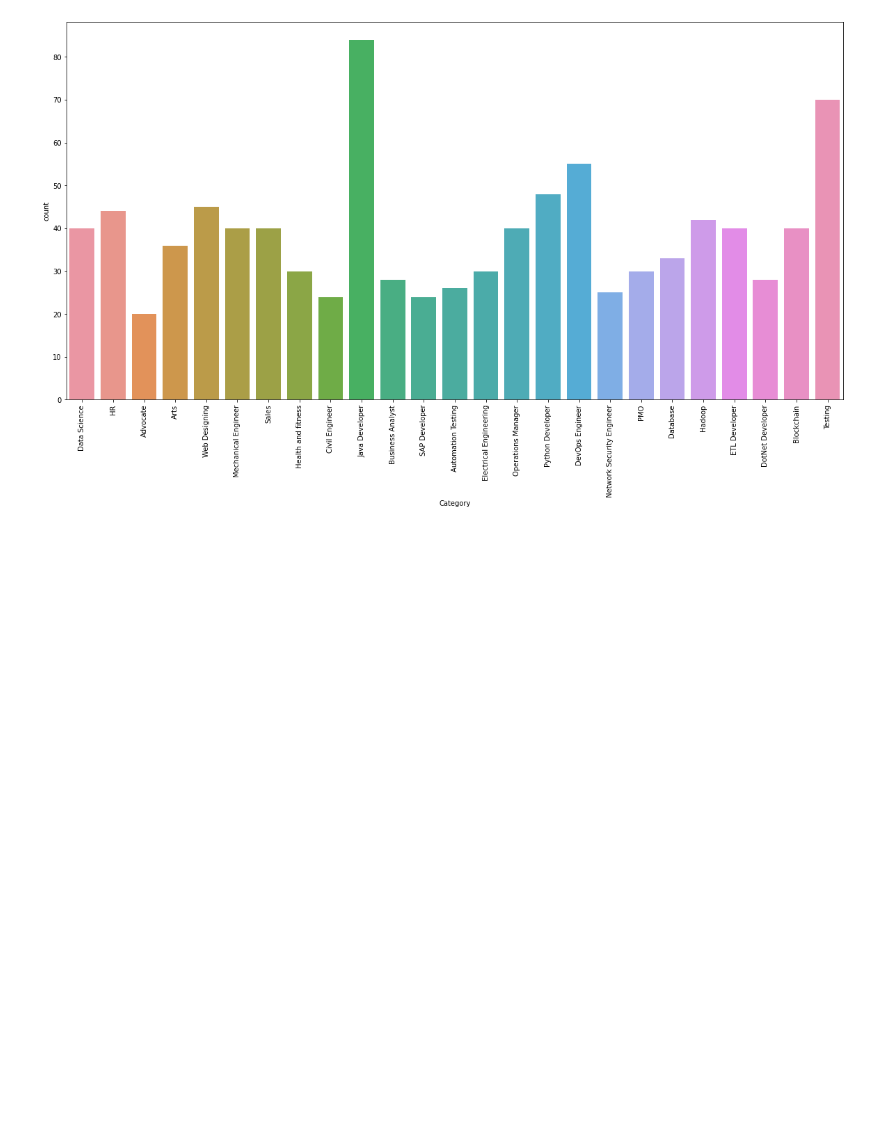
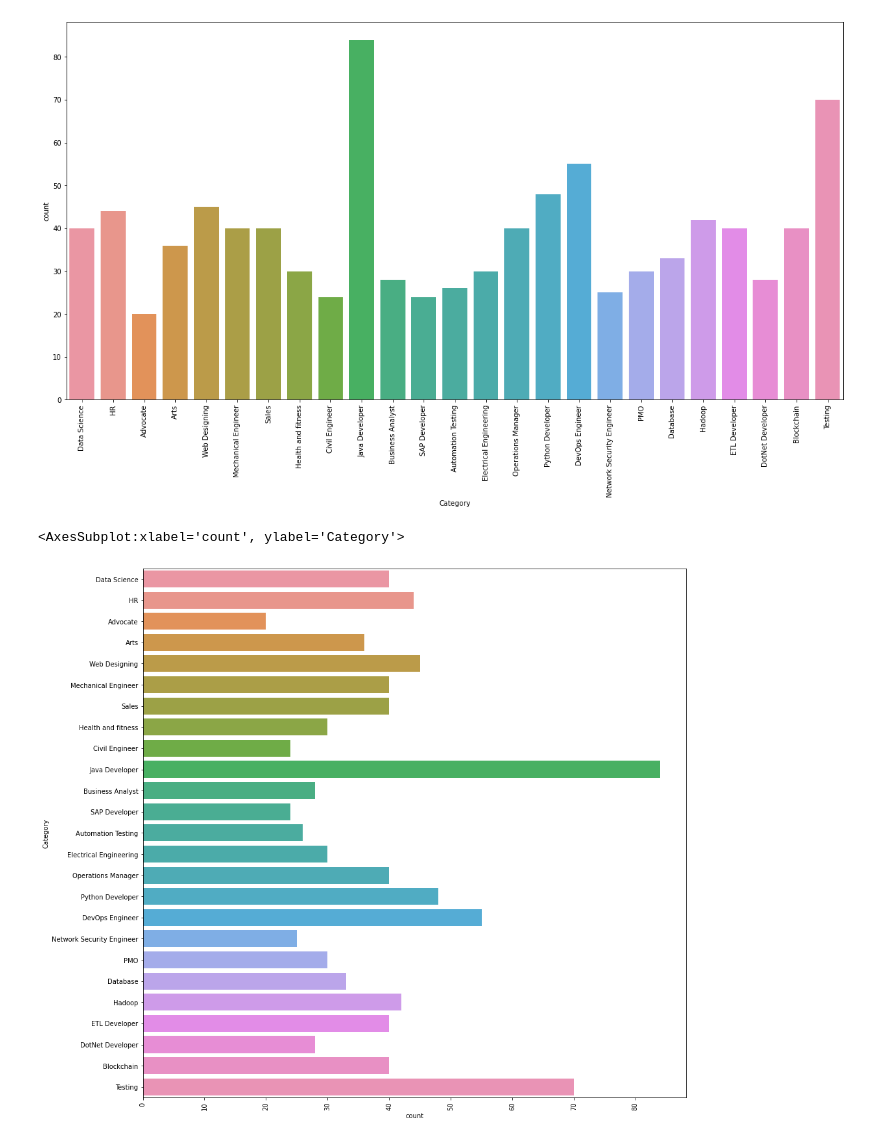
Before and after one commit to KristineCabanela/Resume_data, a Jupyter notebook: resume_dataset_kaggle.ipynb, the cells around one changed output. Drawn from its saved outputs; the diff is of its cells as text; code cells hidden in the pictures; blank space fills up the shorter version.

```diff
--- a/resume_dataset_kaggle.ipynb
+++ b/resume_dataset_kaggle.ipynb
@@ -88,3 +110,10 @@ sns.countplot(x = "Category", data = df_resume)
 # %% [output]
 <AxesSubplot:xlabel='Category', ylabel='count'>
 [figure]
+# %%
+plt.figure(figsize=(15,15))
+plt.xticks(rotation=90)
+sns.countplot(y="Category", data=df_resume)
+# %% [output]
+<AxesSubplot:xlabel='count', ylabel='Category'>
+[figure, added]
```
Also changed, not shown: parts of 1 cell of this notebook.
